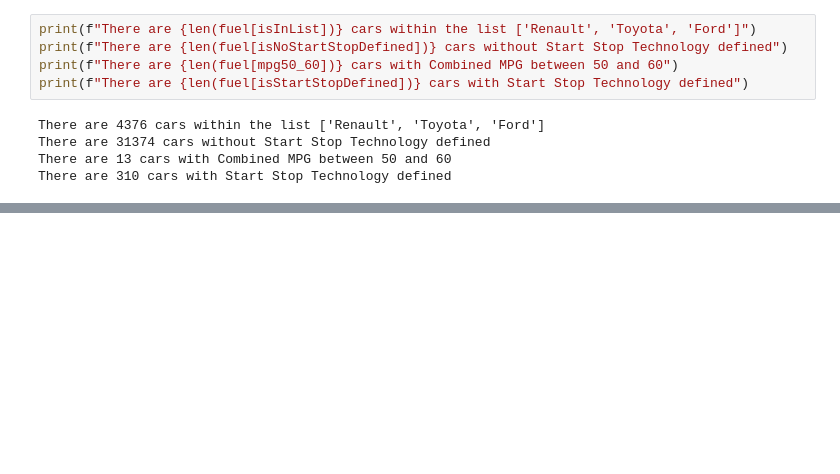
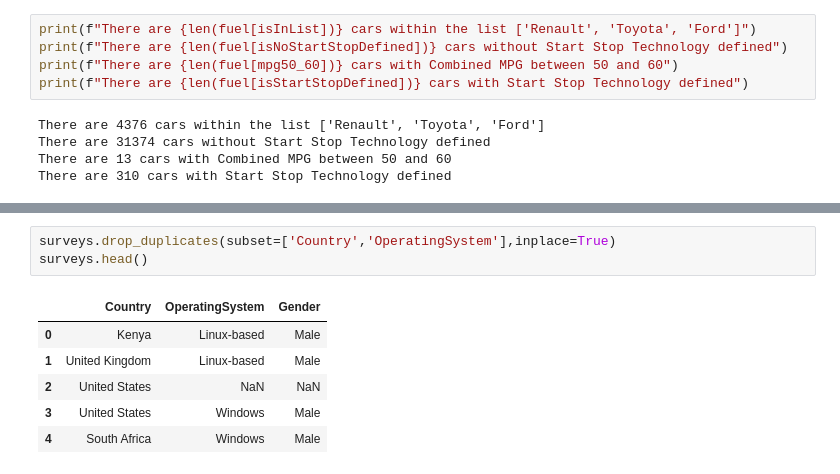
Before and after one commit to Byienio/Pandas_pg, a Jupyter notebook: DataFrames.ipynb, the cells around one changed output, grey strips where cells are left out. Drawn from its saved outputs; the diff is of its cells as text; blank space fills up the shorter version.

```diff
--- a/DataFrames.ipynb
+++ b/DataFrames.ipynb
@@ -1008,0 +1051,10 @@ There are 310 cars with Start Stop Technology defined
+# %%
+surveys.drop_duplicates(subset=['Country','OperatingSystem'],inplace=True)
+surveys.head()
+# %% [output]
+|  | Country | OperatingSystem | Gender |
+| 0 | Kenya | Linux-based | Male |
+| 1 | United Kingdom | Linux-based | Male |
+| 2 | United States | NaN | NaN |
+| 3 | United States | Windows | Male |
+| 4 | South Africa | Windows | Male |
```
Also changed, not shown: parts of 8 cells of this notebook.
